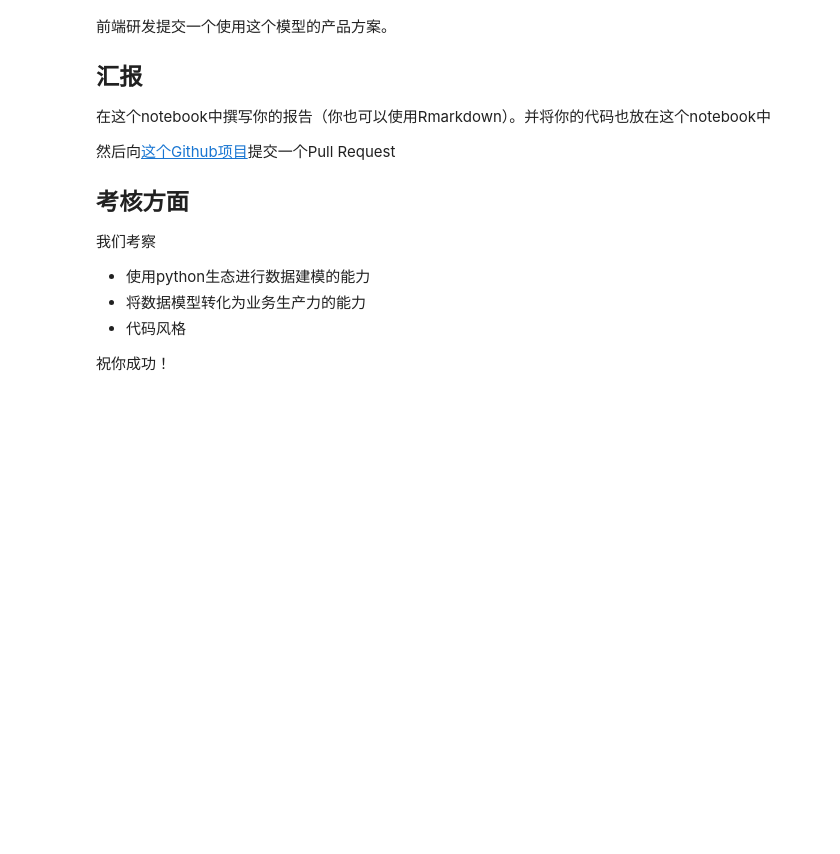
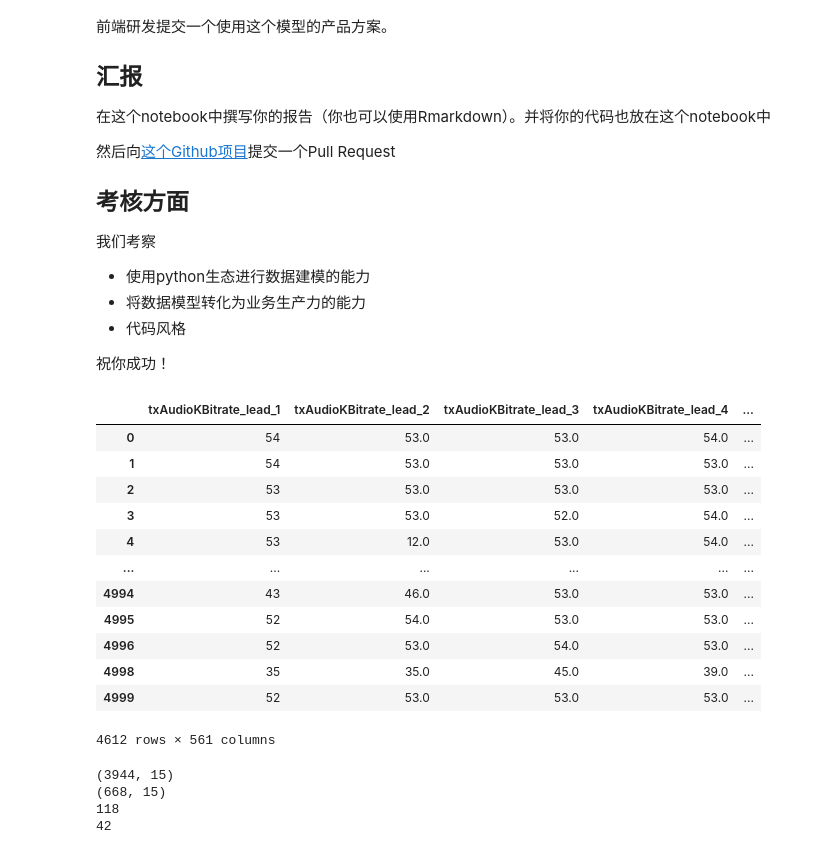
Before and after one commit to junchenfeng/huohua_hire, a Jupyter notebook: mock项目.ipynb, the cells around one changed output. Cells and saved outputs as stored; diff of their text form; code cells hidden in the pictures; blank space fills up the shorter version.

```diff
--- a/mock项目.ipynb
+++ b/mock项目.ipynb
@@ -74,3 +74,70 @@ type是你的Y数据：
 - 代码风格
 
 祝你成功！
+# %%
+import pandas as pd
+import numpy as np
+import re
+from sklearn import tree
+from sklearn.model_selection import train_test_split
+from sklearn.metrics import accuracy_score, confusion_matrix, roc_curve
+from sklearn.impute import SimpleImputer
+import pydot
+import matplotlib.pyplot as plt
+from six import StringIO
+import toad
+
+dataDF = pd.read_csv("data.csv")
+
+#type=0 正常数据（可能包含部分“轻微抖动不影响上课”数据，但是这部分客户承受能力较好，没有选择提交工单）
+#type=2  经过客户和技术人员双重筛选，大概率是卡顿事例
+#type=1 可能包括“轻微抖动”，也可能是卡顿，只不过技术支持核查的时候恰好正常了，也可能包含了客户误操作
+#相对来说，type=0和type=2的数据更干净，而且我们只需要分辨是否卡顿，所以我们只使用“type=0” 和“type=2”的数据建模
+dataDF = dataDF.query("type != 1")
+
+#由于我们要预测的是工单提交时网络工单的关闭原因，所以只使用X_lead_Y的数据
+#当然,也可以将“type=0”中的X_lag_Y数据拿出来，构造正常课堂数据，但是由于我们“type=0”的数据已经足够多了，所以不进行此操作
+#由于sentFrameRate，sentBitrate不重要，故删除这些数据
+dataDF = dataDF[[column for column in dataDF.columns if "_lead_" in column and "sent" not in column] + ["type"]]
+
+#为了符合正常习惯，将type中的2修改为1
+dataDF["type"] = dataDF["type"].replace(2, 1)
+
+dataDF
+# %% [output]
+|  | txAudioKBitrate_lead_1 | txAudioKBitrate_lead_2 | txAudioKBitrate_lead_3 | txAudioKBitrate_lead_4 | ... |
+| 0 | 54 | 53.0 | 53.0 | 54.0 | ... |
+| 1 | 54 | 53.0 | 53.0 | 53.0 | ... |
+| 2 | 53 | 53.0 | 53.0 | 53.0 | ... |
+| 3 | 53 | 53.0 | 52.0 | 54.0 | ... |
+| 4 | 53 | 12.0 | 53.0 | 54.0 | ... |
+| ... | ... | ... | ... | ... | ... |
+| 4994 | 43 | 46.0 | 53.0 | 53.0 | ... |
+| 4995 | 52 | 54.0 | 53.0 | 53.0 | ... |
+| 4996 | 52 | 53.0 | 54.0 | 53.0 | ... |
+| 4998 | 35 | 35.0 | 45.0 | 39.0 | ... |
+| 4999 | 52 | 53.0 | 53.0 | 53.0 | ... |
+4612 rows × 561 columns
+# %%
+#检查数据发现，数据中依然存在未被填充的缺失值
+#检查数据发现，-999只代表缺失值，不存在本身就是-999的数据
+#为了进一步检查，将-999转换为np.nan
+dataDF = dataDF.replace(-999, np.nan)
+
+#由于X_lead_1是最接近于工单提交时的数据，我们有理由认为，编号越接近于1，对type的预测能力越强，经过分箱之后计算IV，证明了这一点
+#所以下面建模的时候，只保留了lead_1的数据
+#尝试保留多个时间点数据，如1-5，结果未见改善，故不采用
+#尝试计算新的特征，如1-5的平均值，标准差，标准差/平均值等，结果未见改善，故不采用
+#尝试计算发送码率与接收码率的差值，结果未见改善，故不采用
+dataDF = dataDF[[column for column in dataDF.columns if re.search("_1$", column)] + ["type"]]
+
+#检查不同type包含的缺失值，注意此时type=2被替换为了1
+print(dataDF.query("type == 0").shape)
+print(dataDF.query("type == 1").shape)
+print(dataDF.query("type == 0").isnull().sum().sum())
+print(dataDF.query("type == 1").isnull().sum().sum())
+# %% [output]
+(3944, 15)
+(668, 15)
+118
+42
```
Also changed, not shown: parts of 4 cells of this notebook.
